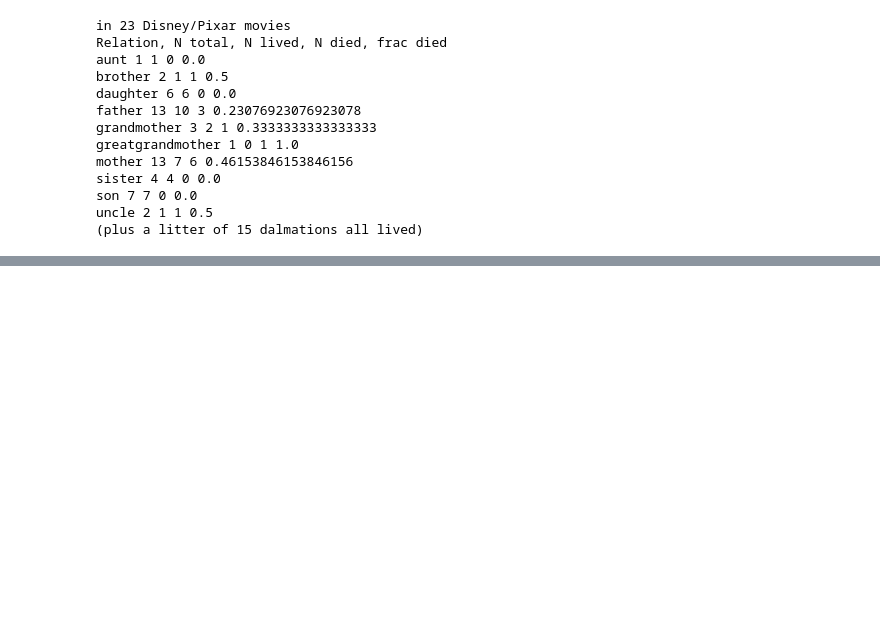
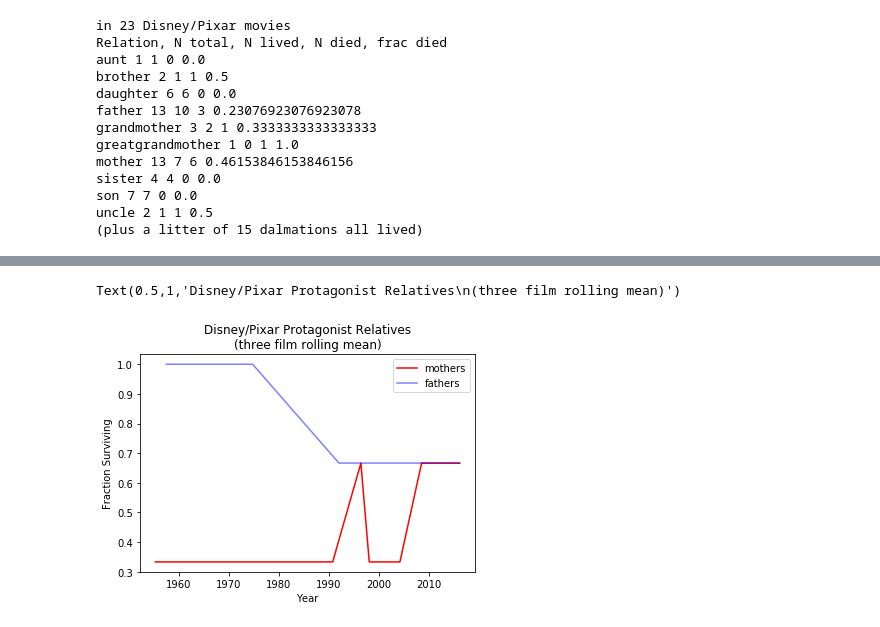
Before and after one commit to yoachim/Disney_Death, a Jupyter notebook: disney_death_stats.ipynb, the cells around one changed output, grey strips where cells are left out. Drawn from its saved outputs; the diff is of its cells as text; code cells hidden in the pictures; blank space fills up the shorter version.

```diff
--- a/disney_death_stats.ipynb
+++ b/disney_death_stats.ipynb
@@ -83,0 +112,10 @@ uncle 2 1 1 0.5
+# %%
+plt.plot(ave_time_m, ave_mother, 'r', label='mothers')
+plt.plot(ave_time_f, ave_father, 'b', alpha=0.5, label='fathers')
+plt.legend()
+plt.ylabel('Fraction Surviving')
+plt.xlabel('Year')
+plt.title('Disney/Pixar Protagonist Relatives\n(three film rolling mean)')
+# %% [output]
+Text(0.5,1,'Disney/Pixar Protagonist Relatives\n(three film rolling mean)')
+[figure, added]
```
Also changed, not shown: parts of 5 cells of this notebook.
